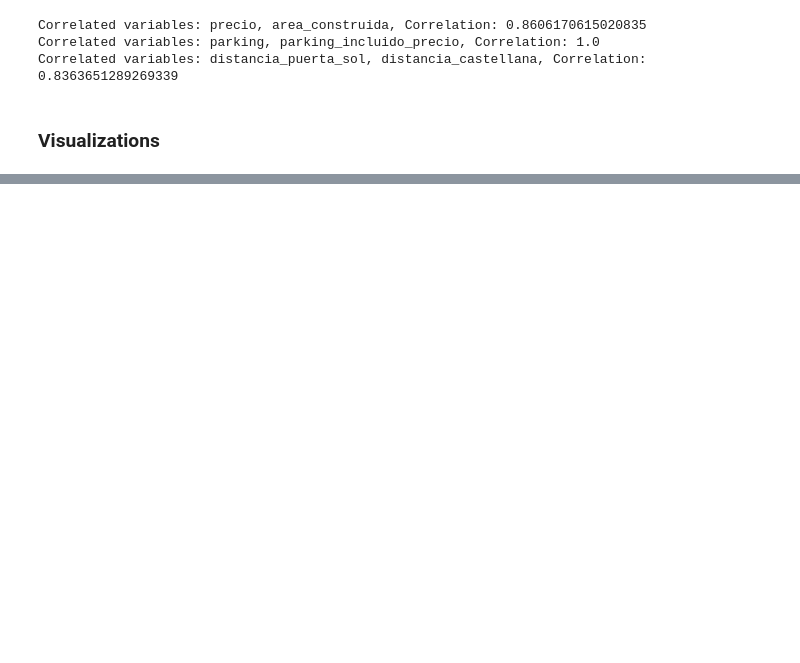
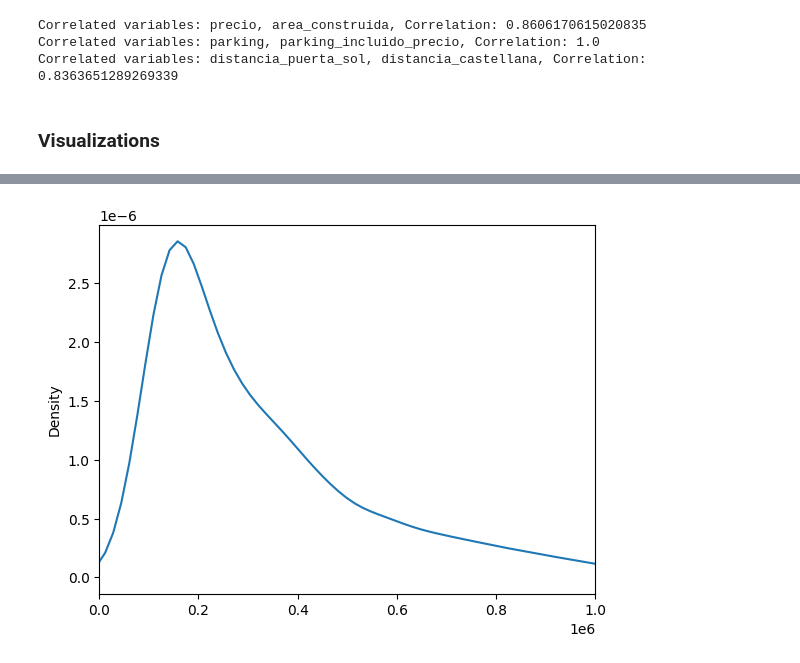
Before and after one commit to anamartiiins/MDS6-IDEALISTA, a Jupyter notebook: exploratory_data_analysis.ipynb, the cells around one changed output, grey strips where cells are left out. Saved outputs shown, nothing was run; the diff lists cells and outputs as text; code cells hidden in the pictures; blank space fills up the shorter version.

```diff
--- a/exploratory_data_analysis.ipynb
+++ b/exploratory_data_analysis.ipynb
@@ -136,0 +149,7 @@ visualize_distribution(
+# %%
+# Price density droping by 1M€
+ax = df_assets.precio.plot.kde()
+plt.xlim([0, 1000000])
+plt.show()
+# %% [output]
+[figure, added]
```
Also changed, not shown: parts of 32 cells of this notebook, 2 other files.
